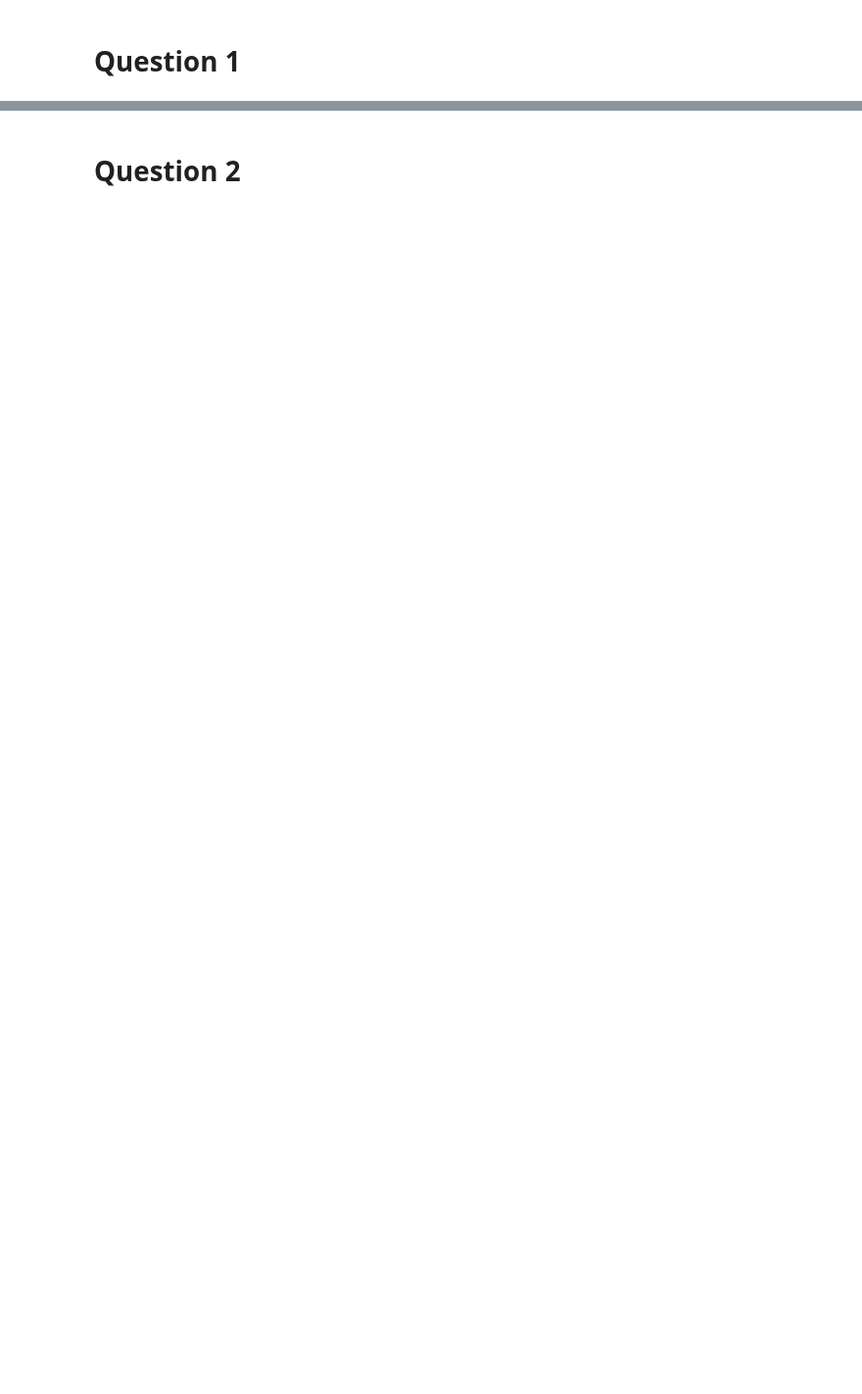
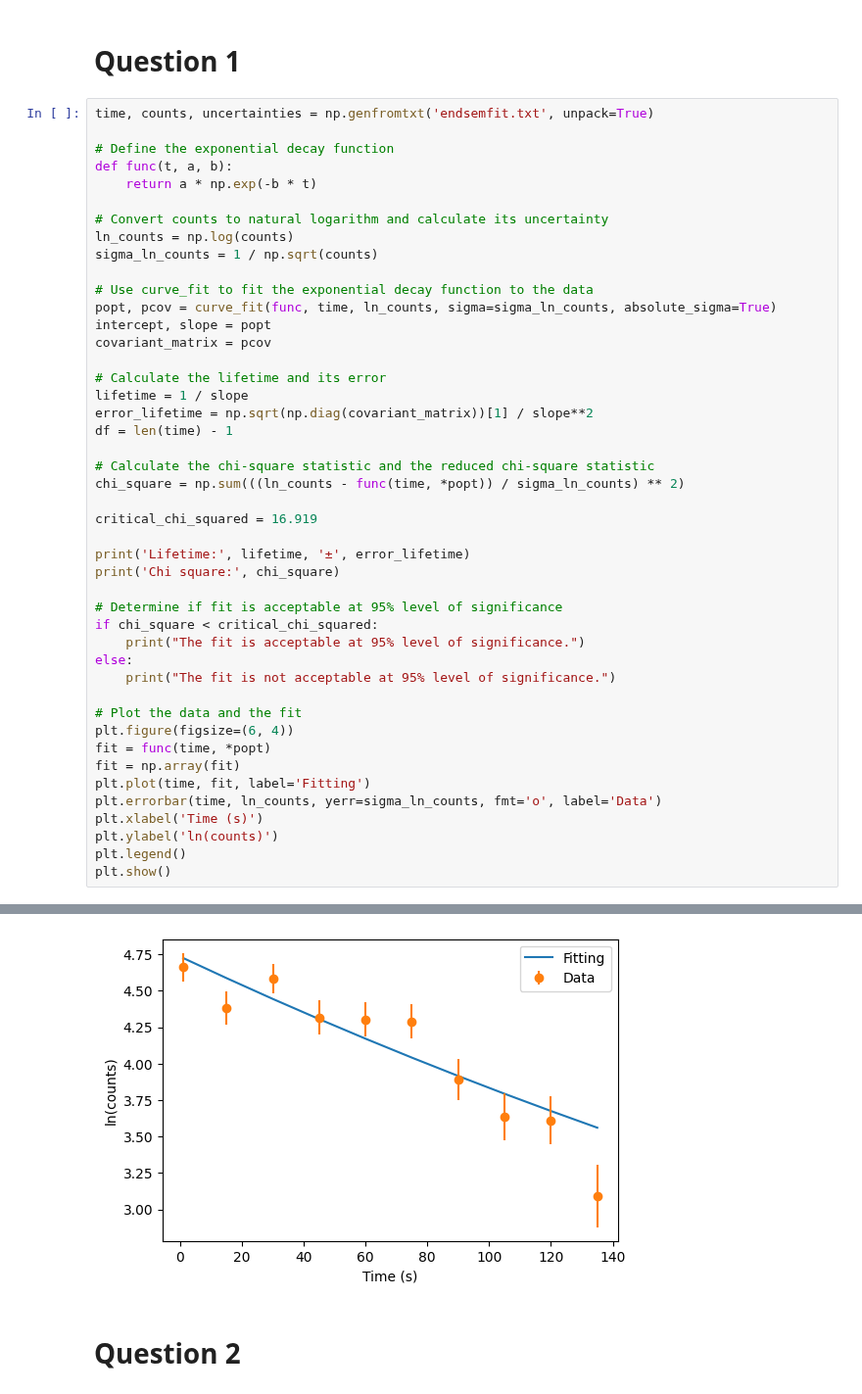
Before and after one commit to chandan-kumarsahu/P452-Computational-Physics, a Jupyter notebook: Endsem/Endsem.ipynb, the cells around one changed output, grey strips where cells are left out. Shown at 98% size. Saved outputs shown, nothing was run; the diff lists cells and outputs as text; blank space fills up the shorter version.

Commit message:
Submitted endsem

```diff
--- a/Endsem/Endsem.ipynb
+++ b/Endsem/Endsem.ipynb
@@ -10,2 +12,48 @@ from Chandan_Library_Endsem import *
 # %% [markdown]
 # Question 1
+# %%
+time, counts, uncertainties = np.genfromtxt('endsemfit.txt', unpack=True)
+
+# Define the exponential decay function
+def func(t, a, b):
+	return a * np.exp(-b * t)
+
+# Convert counts to natural logarithm and calculate its uncertainty
+ln_counts = np.log(counts)
+sigma_ln_counts = 1 / np.sqrt(counts)
+
+# Use curve_fit to fit the exponential decay function to the data
+popt, pcov = curve_fit(func, time, ln_counts, sigma=sigma_ln_counts, absolute_sigma=True)
+intercept, slope = popt
+covariant_matrix = pcov
+
+# Calculate the lifetime and its error
+lifetime = 1 / slope
+error_lifetime = np.sqrt(np.diag(covariant_matrix))[1] / slope**2
+df = len(time) - 1
+
+# Calculate the chi-square statistic and the reduced chi-square statistic
+chi_square = np.sum(((ln_counts - func(time, *popt)) / sigma_ln_counts) ** 2)
+
+critical_chi_squared = 16.919
+
+print('Lifetime:', lifetime, '±', error_lifetime)
+print('Chi square:', chi_square)
+
+# Determine if fit is acceptable at 95% level of significance
+if chi_square < critical_chi_squared:
+    print("The fit is acceptable at 95% level of significance.")
+else:
+    print("The fit is not acceptable at 95% level of significance.")
+
+# Plot the data and the fit
+plt.figure(figsize=(6, 4))
+fit = func(time, *popt)
+fit = np.array(fit)
+plt.plot(time, fit, label='Fitting')
+plt.errorbar(time, ln_counts, yerr=sigma_ln_counts, fmt='o', label='Data')
+plt.xlabel('Time (s)')
+plt.ylabel('ln(counts)')
+plt.legend()
+plt.show()
+# %% [output]
@@ -12,2 +63,3 @@ from Chandan_Library_Endsem import *
+[figure, added]
 # %% [markdown]
 # Question 2
```
Also changed, not shown: parts of 10 cells of this notebook, 6 other files.
